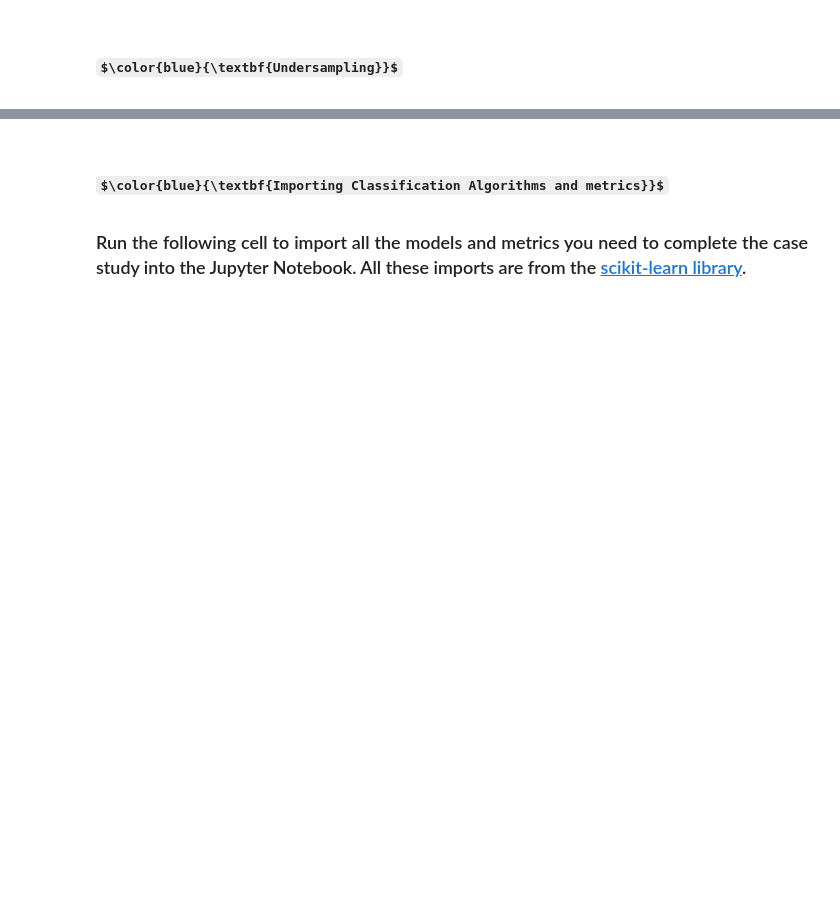
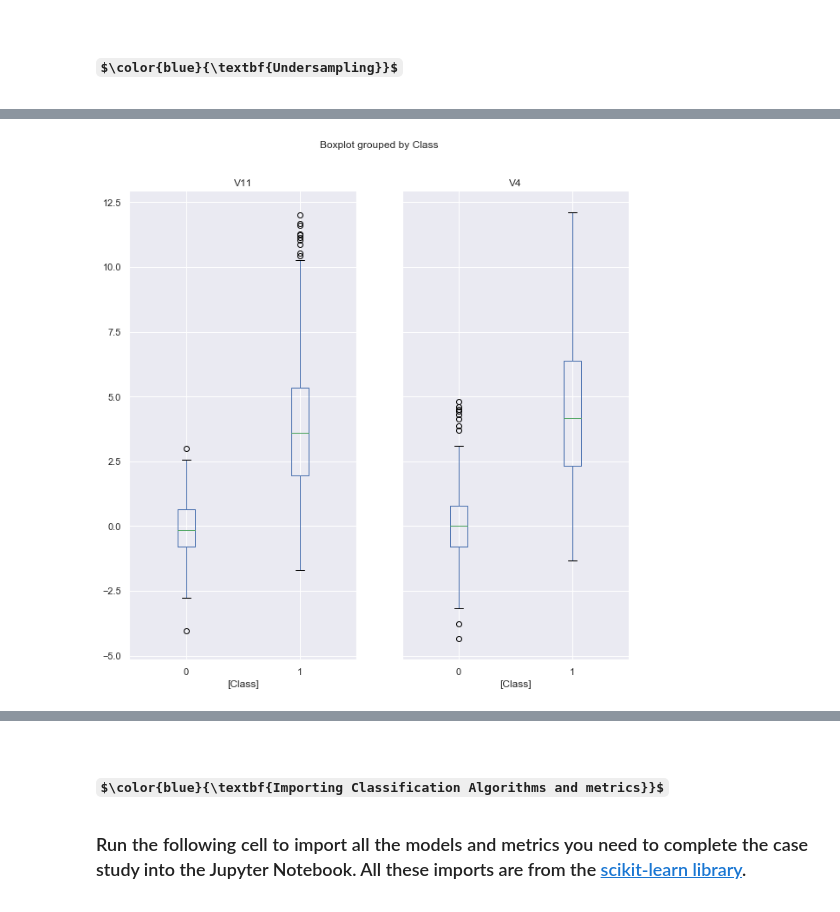
Before and after one commit to semana-i-2019/Materiales, a Jupyter notebook: Fighting Fraud/Fighting Fraud (Advanced).ipynb, the cells around one changed output, grey strips where cells are left out. Cells and saved outputs as stored; diff of their text form; code cells hidden in the pictures; some formulas as TeX source; blank space fills up the shorter version.

```diff
--- a/Fighting Fraud/Fighting Fraud (Advanced).ipynb
+++ b/Fighting Fraud/Fighting Fraud (Advanced).ipynb
@@ -599,0 +669,3 @@ Size of test: 28696 10.075595052087905
+# %%
+subsample_pos = subsample_corr[subsample_corr > 0.5]
+subsample_pos
@@ -609,3 +685,7 @@ Size of test: 28696 10.075595052087905
+# %%
+boxplot_pos = subsample[list(subsample_pos.index.values) + ['Class']].boxplot(by='Class', figsize=(10,10))
+# %% [output]
+[figure, added]
 # %% [markdown]
 <img src="Images/broke.jpg" width="100" align="Left"/>
 <h1>$\,\,\,\color{blue}{\textbf{Reading the boxplots}}$</h1>
```
Also changed, not shown: parts of 36 cells of this notebook.
